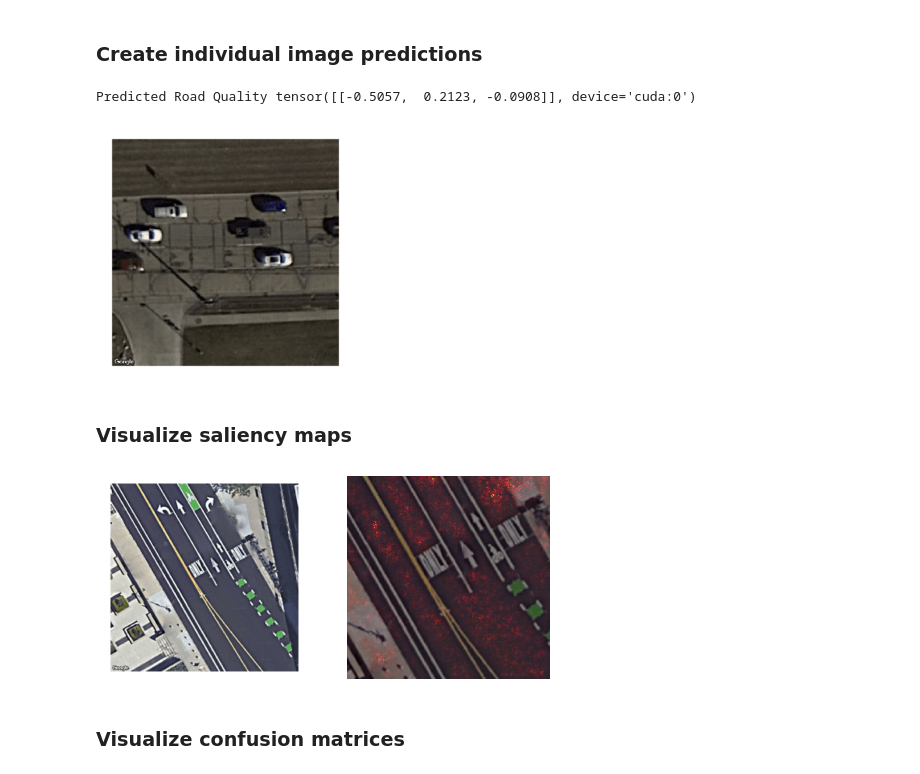
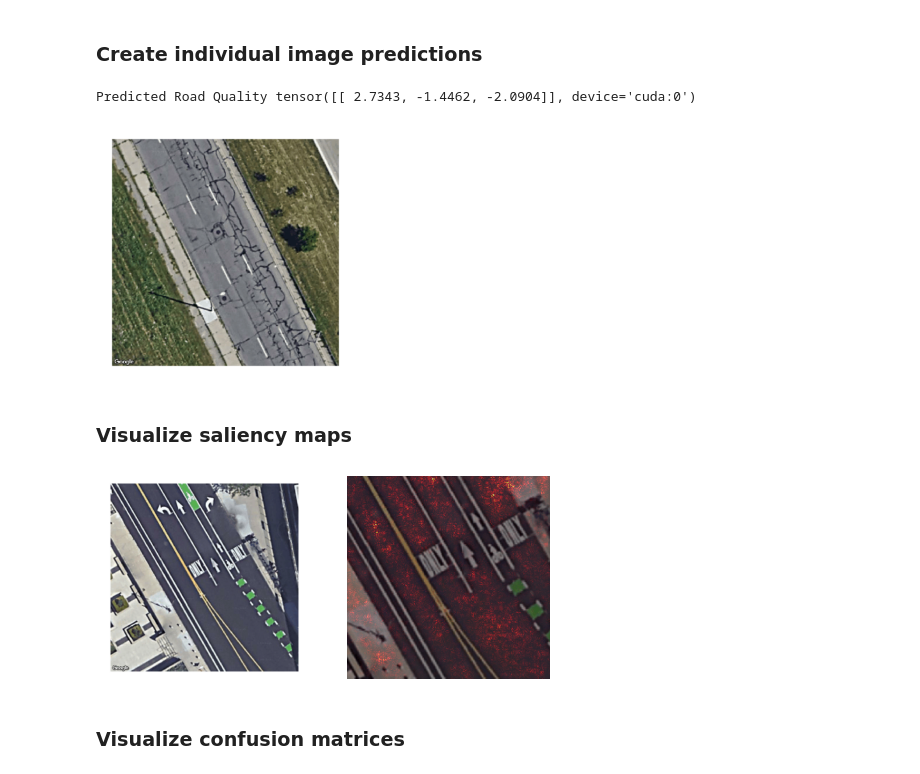
Before and after one commit to nabilah13/ClassifyingRoads_CS231N, a Jupyter notebook: main.ipynb, the cells around one changed output. Drawn from its saved outputs; the diff is of its cells as text; code cells hidden in the pictures.

Commit message:
update models

```diff
--- a/main.ipynb
+++ b/main.ipynb
@@ -133,9 +133,9 @@ for param in resnet50.parameters():
 # Modify the final layer
 fc_inputs = resnet50.fc.in_features
 resnet50.fc = nn.Sequential(
-    nn.Linear(fc_inputs, 128),
+    nn.Linear(fc_inputs, 256),
     nn.ReLU(),
-    nn.Linear(128, 3)
+    nn.Linear(256, 3)
 )
 
 model_CE = copy.deepcopy(resnet50)
@@ -414,13 +414,13 @@ def predict(model, test_image_name):
 # %%
 #map_339, 3
 #map_551, 1
 #map_35, 1
 #map_193, 3,
 #map_6928, 3,
-predict(model_CE, "/content/drive/MyDrive/CS231N_project/map_35.png")
+predict(model_CE, "/content/drive/MyDrive/CS231N_project/map_551.png")
 # %% [output]
-Predicted Road Quality tensor([[-0.5057,  0.2123, -0.0908]], device='cuda:0')
+Predicted Road Quality tensor([[ 2.7343, -1.4462, -2.0904]], device='cuda:0')
-[figure, old version]
+[figure, new version]
 # %% [markdown]
 ### Visualize saliency maps
 # %%
@@ -467,7 +467,7 @@ def compute_saliency_map(model, test_image_name, correct_class):
 #map_6928, 3,
 compute_saliency_map(model_CE, "/content/drive/MyDrive/CS231N_project/map_6928.png", 3)
 # %% [output]
-[figure, old version]
+[figure, new version]
 # %% [markdown]
 ### Visualize confusion matrices
 # %%
```
Also changed, not shown: parts of 8 cells of this notebook, 2 other files.
